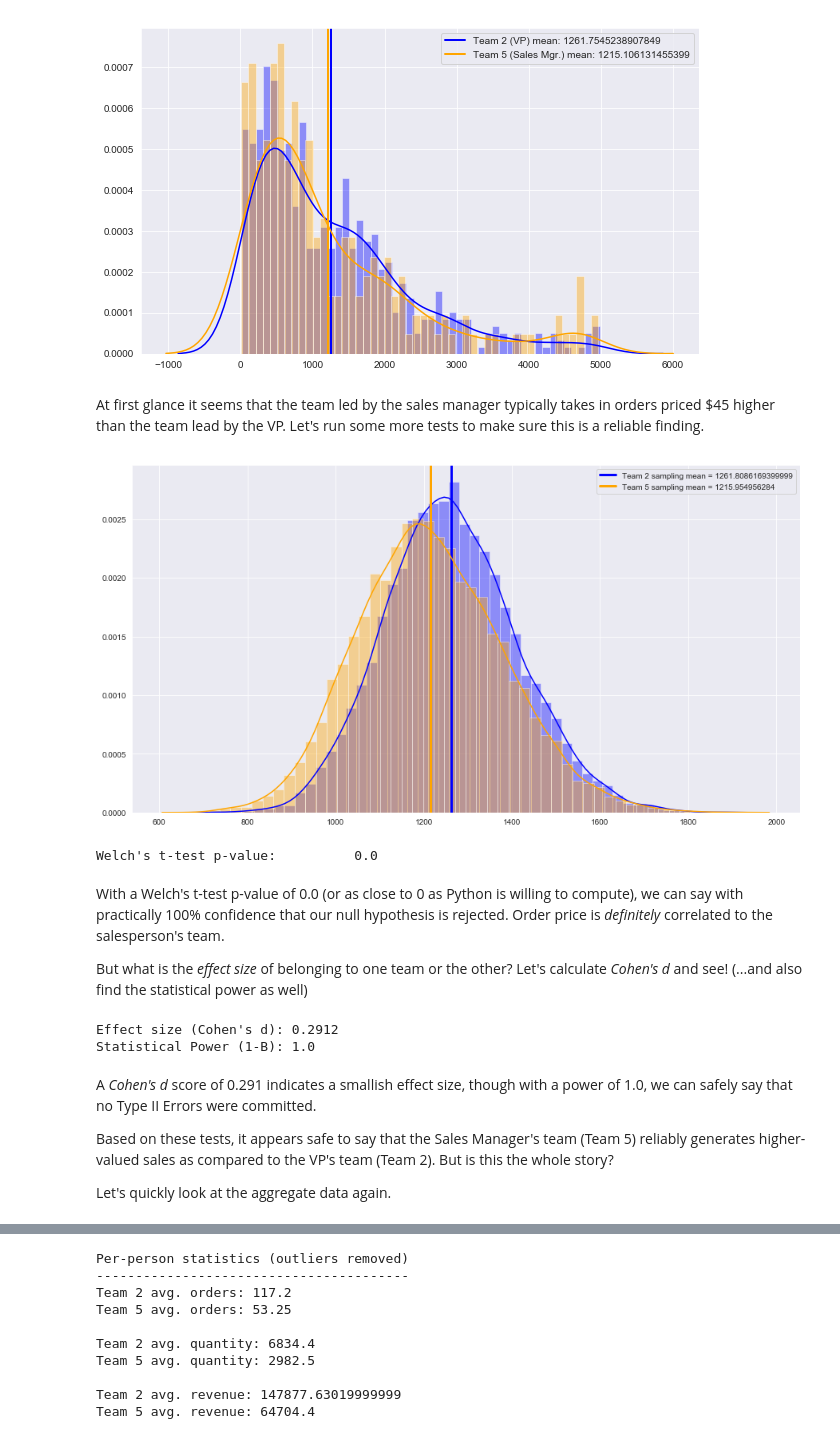
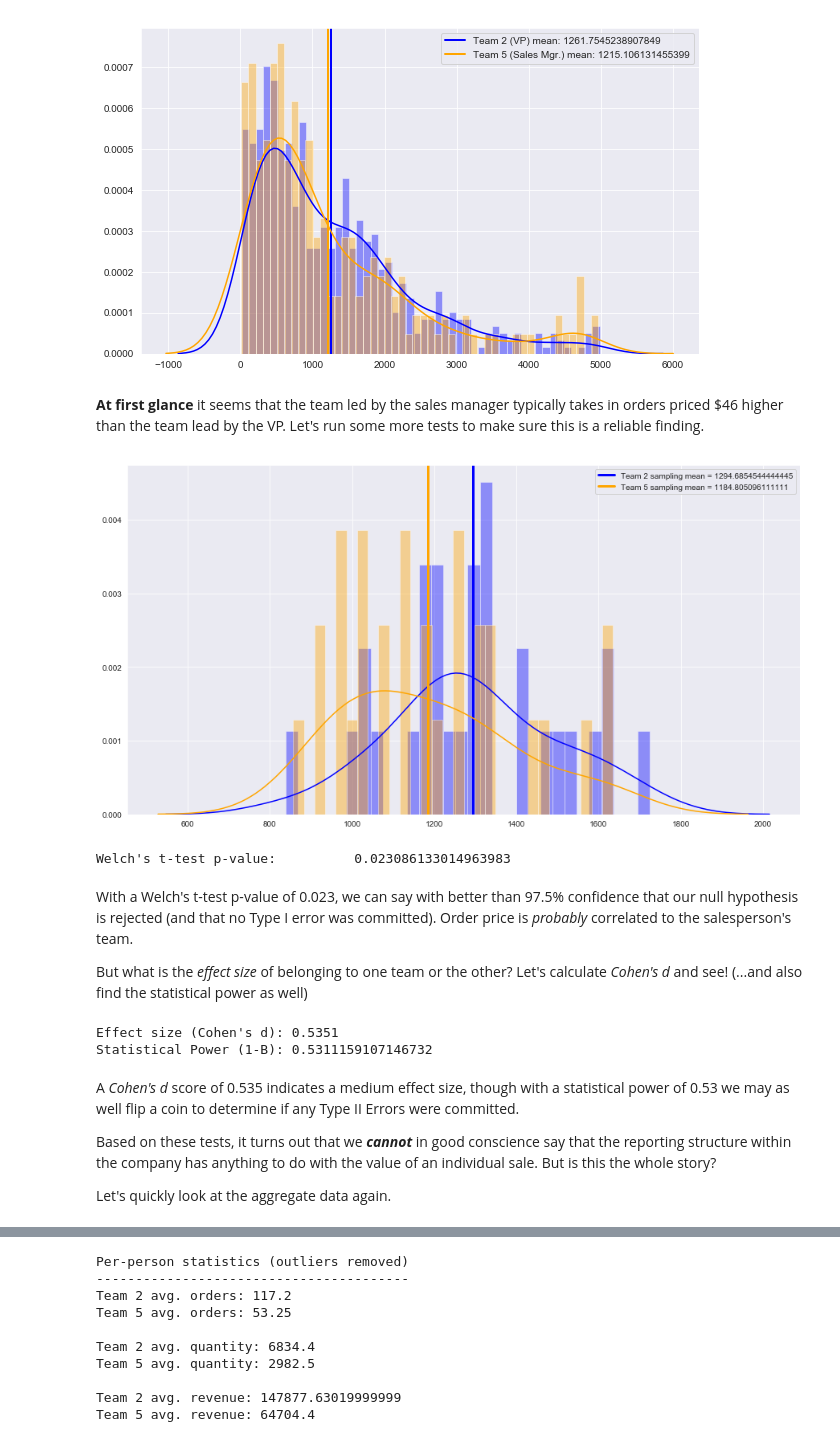
Before and after one commit to magnawhale/dsc-mod-3-project-online-ds-ft-051319, a Jupyter notebook: question_02.ipynb, the cells around one changed output, grey strips where cells are left out. Drawn from its saved outputs; the diff is of its cells as text; code cells hidden in the pictures.

Commit message:
re-executing all questions because my sampling methods were erroneous

```diff
--- a/question_02.ipynb
+++ b/question_02.ipynb
@@ -157,7 +157,7 @@ This cluttered mess is nearly impossible to read any detail, but it does illustr
 
 To continue, we will need to define a few functions first.
 # %%
-def create_sample_distribution(data, dist_size=1000, n=30):
+def create_sample_distribution(data, dist_size=30, n=30):
     """
     Inputs:
     - data : original dataset
@@ -168,6 +168,7 @@ def create_sample_distribution(data, dist_size=1000, n=30):
     - sample distribution of sample means
     """
     sample_distr = []
+    np.random.seed(37)   #so tests are reproducible
     for i in range(0,dist_size):
         sample = []
         i_list = list(np.random.randint(0,len(data),n))
@@ -266,11 +267,11 @@ prices = []
 plt.figure(figsize=(15,8))
 plt.xlim(550,2225)
 for employee in list(employee_agg_sales_df.EmployeeId.values):
-    for i in range(0,10000):
+    for i in range(0,30):
         emp.append(employee)
     a1 = list(employee_sales_df.OrderPrice[(employee_sales_df.OrderPrice < 5000) &
                                            (employee_sales_df.EmployeeId == employee)].values)
-    a2 = create_sample_distribution(a1, 10000, 50)
+    a2 = create_sample_distribution(a1, 30, 30)
     ordp.append(a2)
     prices += a2
     mu = np.mean(a2)
@@ -290,7 +291,7 @@ for i in ordp:
     for e in i:
         ord_pr.append(e)
 c1 = list(employee_sales_df.OrderPrice[employee_sales_df.OrderPrice < 5000].values)
-c2 = create_sample_distribution(c1, 10000, 50)
+c2 = create_sample_distribution(c1, 30, 30)
 
 plt.figure(figsize=(15,2))
 plt.xlim(550, 2225)
@@ -364,32 +363,32 @@ plt.legend();
 # %% [output]
 [figure]
 # %% [markdown]
-At first glance it seems that the team led by the sales manager typically takes in orders priced $45 higher than the team lead by the VP. Let's run some more tests to make sure this is a reliable finding.
+**At first glance** it seems that the team led by the sales manager typically takes in orders priced $46 higher than the team lead by the VP. Let's run some more tests to make sure this is a reliable finding.
 # %%
 plt.figure(figsize=(15,8))
 
-team_2_samps = create_sample_distribution(team_2, 10000, 50)
-sns.distplot(team_2_samps, bins=50, color='blue')
+team_2_samps = create_sample_distribution(team_2, 30, 30)
+sns.distplot(team_2_samps, bins=30, color='blue')
 mu2_samps = np.mean(team_2_samps)
 plt.axvline(mu2_samps, linewidth=3, color='blue', label=f'Team 2 sampling mean = {mu2_samps}')
 
-team_5_samps = create_sample_distribution(team_5, 10000, 50)
-sns.distplot(team_5_samps, bins=50, color='orange')
+team_5_samps = create_sample_distribution(team_5, 30, 30)
+sns.distplot(team_5_samps, bins=30, color='orange')
 mu5_samps = np.mean(team_5_samps)
 plt.axvline(mu5_samps, linewidth=3, color='orange', label=f'Team 5 sampling mean = {mu5_samps}')
 
 plt.legend();
 # %% [output]
-[figure, old version]
+[figure, new version]
 # %%
 # Use the Welch's t-test functions defined above to calculate the
 # p-value for comparing our two sampling distributions
 
 print("Welch's t-test p-value:\t\t", p_value(team_2_samps, team_5_samps))
 # %% [output]
-Welch's t-test p-value:          0.0
+Welch's t-test p-value:          0.023086133014963983
 # %% [markdown]
-With a Welch's t-test p-value of 0.0 (or as close to 0 as Python is willing to compute), we can say with practically 100% confidence that our null hypothesis is rejected. Order price is *definitely* correlated to the salesperson's team.
+With a Welch's t-test p-value of 0.023, we can say with better than 97.5% confidence that our null hypothesis is rejected (and that no Type I error was committed). Order price is *probably* correlated to the salesperson's team.
 
 But what is the *effect size* of belonging to one team or the other? Let's calculate *Cohen's d* and see! (...and also find the statistical power as well)
 # %%
@@ -397,12 +396,12 @@ d = Cohen_d(team_2_samps, team_5_samps)
 print("Effect size (Cohen's d):", round(d,4))
 print("Statistical Power (1-B):", power_analysis.solve_power(effect_size=d, nobs1=len(team_2_samps), alpha=.05))
 # %% [output]
-Effect size (Cohen's d): 0.2912
-Statistical Power (1-B): 1.0
+Effect size (Cohen's d): 0.5351
+Statistical Power (1-B): 0.5311159107146732
 # %% [markdown]
-A *Cohen's d* score of 0.291 indicates a smallish effect size, though with a power of 1.0, we can safely say that no Type II Errors were committed.
+A *Cohen's d* score of 0.535 indicates a medium effect size, though with a statistical power of 0.53 we may as well flip a coin to determine if any Type II Errors were committed.
 
-Based on these tests, it appears safe to say that the Sales Manager's team (Team 5) reliably generates higher-valued sales as compared to the VP's team (Team 2). But is this the whole story?
+Based on these tests, it turns out that we ***cannot*** in good conscience say that the reporting structure within the company has anything to do with the value of an individual sale. But is this the whole story?
 
 Let's quickly look at the aggregate data again.
 # %%
```
Also changed, not shown: parts of 7 cells of this notebook, 4 other files.
